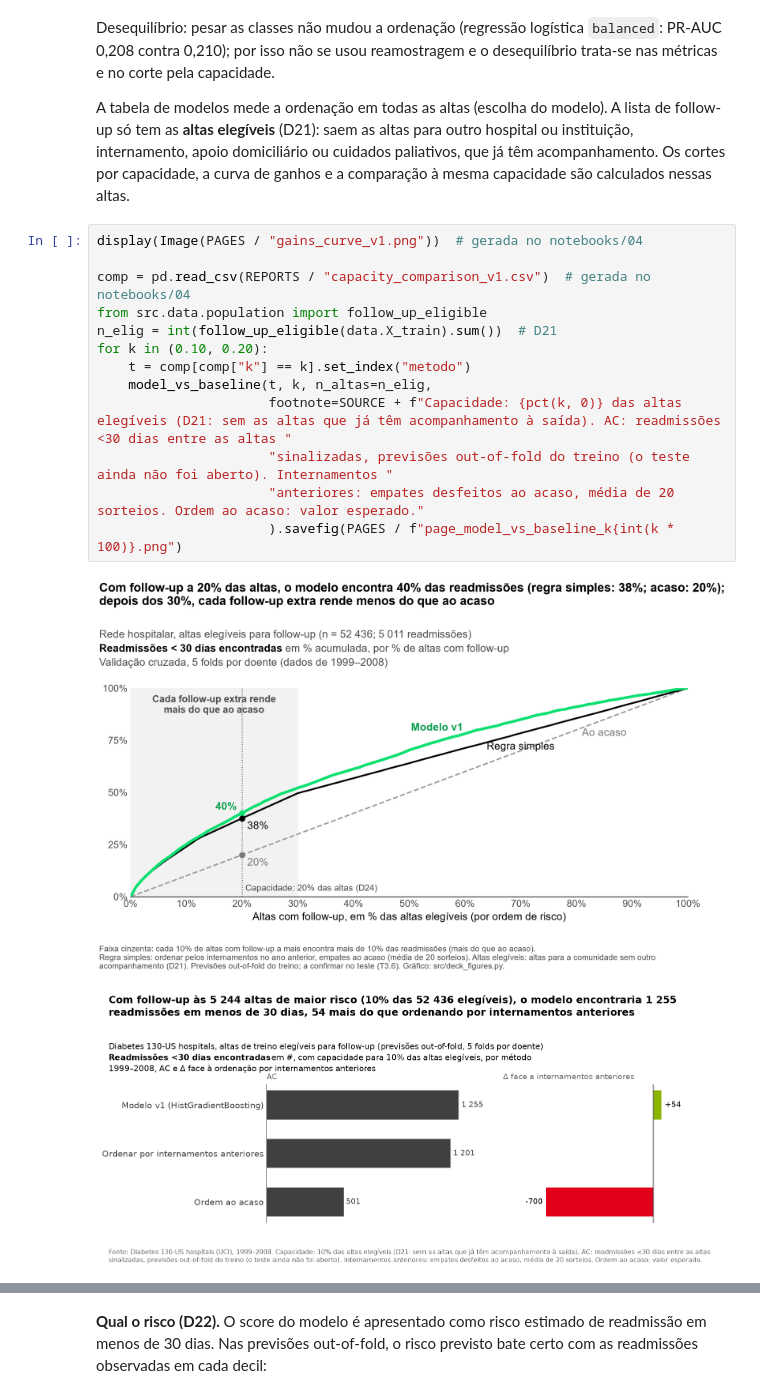
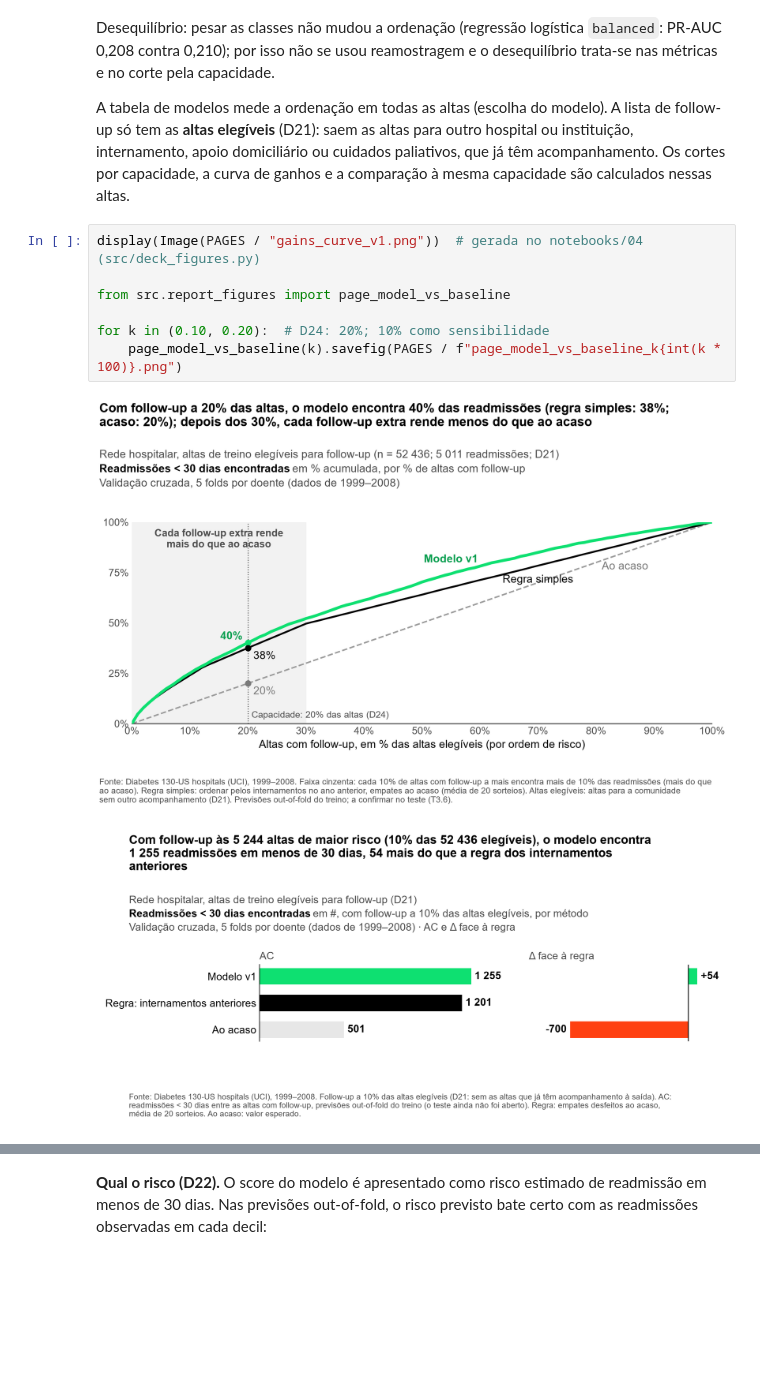
Before and after one commit to EDSB26G11/Bootcamp_Projetos, a Jupyter notebook: Projeto_Final.ipynb, the cells around one changed output, grey strips where cells are left out. Cells and saved outputs as stored; diff of their text form; blank space fills up the shorter version.

```diff
--- a/Projeto_Final.ipynb
+++ b/Projeto_Final.ipynb
@@ -160,18 +143,12 @@ Desequilíbrio: pesar as classes não mudou a ordenação (regressão logística
 
 A tabela de modelos mede a ordenação em todas as altas (escolha do modelo). A lista de follow-up só tem as **altas elegíveis** (D21): saem as altas para outro hospital ou instituição, internamento, apoio domiciliário ou cuidados paliativos, que já têm acompanhamento. Os cortes por capacidade, a curva de ganhos e a comparação à mesma capacidade são calculados nessas altas.
 # %%
-display(Image(PAGES / "gains_curve_v1.png"))  # gerada no notebooks/04
+display(Image(PAGES / "gains_curve_v1.png"))  # gerada no notebooks/04 (src/deck_figures.py)
 
-comp = pd.read_csv(REPORTS / "capacity_comparison_v1.csv")  # gerada no notebooks/04
-from src.data.population import follow_up_eligible
-n_elig = int(follow_up_eligible(data.X_train).sum())  # D21
-for k in (0.10, 0.20):
-    t = comp[comp["k"] == k].set_index("metodo")
-    model_vs_baseline(t, k, n_altas=n_elig,
-                      footnote=SOURCE + f"Capacidade: {pct(k, 0)} das altas elegíveis (D21: sem as altas que já têm acompanhamento à saída). AC: readmissões <30 dias entre as altas "
-                      "sinalizadas, previsões out-of-fold do treino (o teste ainda não foi aberto). Internamentos "
-                      "anteriores: empates desfeitos ao acaso, média de 20 sorteios. Ordem ao acaso: valor esperado."
-                      ).savefig(PAGES / f"page_model_vs_baseline_k{int(k * 100)}.png")
+from src.report_figures import page_model_vs_baseline
+
+for k in (0.10, 0.20):  # D24: 20%; 10% como sensibilidade
+    page_model_vs_baseline(k).savefig(PAGES / f"page_model_vs_baseline_k{int(k * 100)}.png")
 # %% [output]
-[figure, old version]
+[figure, new version]
-[figure, old version]
+[figure, new version]
```
Also changed, not shown: parts of 4 cells of this notebook, 29 other files.
